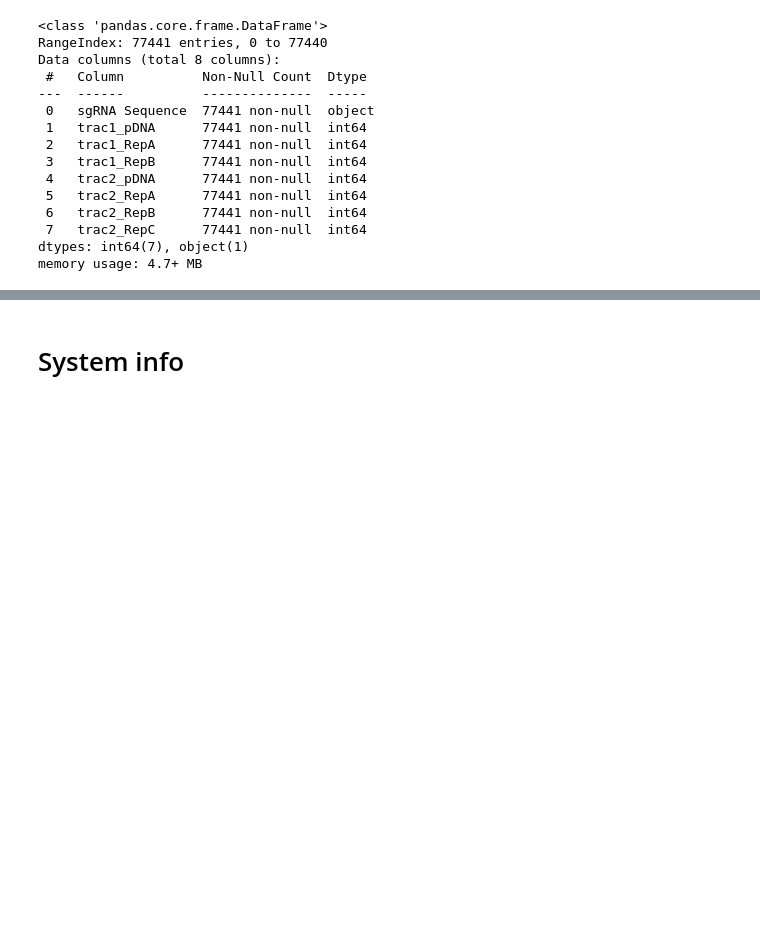
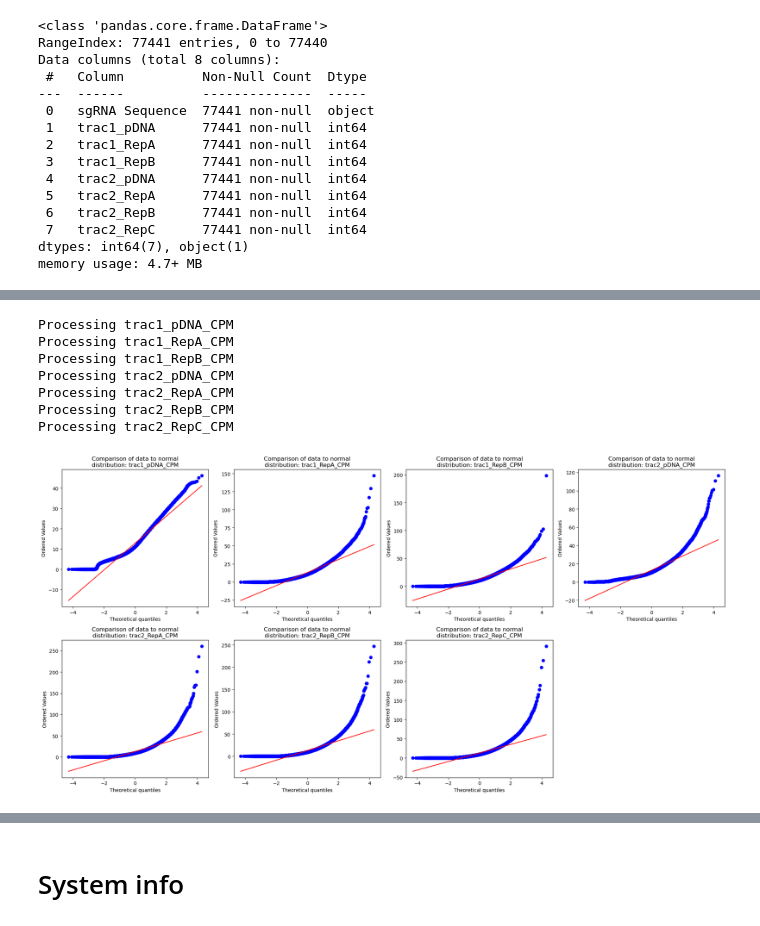
Before and after one commit to deannachurch/SBCapstone_CRISPRScreens, a Jupyter notebook: notebooks/Brunello_count_library.ipynb, the cells around one changed output, grey strips where cells are left out. Drawn from its saved outputs; the diff is of its cells as text; code cells hidden in the pictures; blank space fills up the shorter version.

```diff
--- a/notebooks/Brunello_count_library.ipynb
+++ b/notebooks/Brunello_count_library.ipynb
@@ -714,0 +781,13 @@ plt.show()
+# %%
+q_q_plots(brunello_norm_df, "norm", norm_cols, "Comparison of data to normal distribution")
+plt.tight_layout()
+plt.show()
+# %% [output]
+Processing trac1_pDNA_CPM
+Processing trac1_RepA_CPM
+Processing trac1_RepB_CPM
+Processing trac2_pDNA_CPM
+Processing trac2_RepA_CPM
+Processing trac2_RepB_CPM
+Processing trac2_RepC_CPM
+[figure, added]
```
Also changed, not shown: parts of 19 cells of this notebook.
